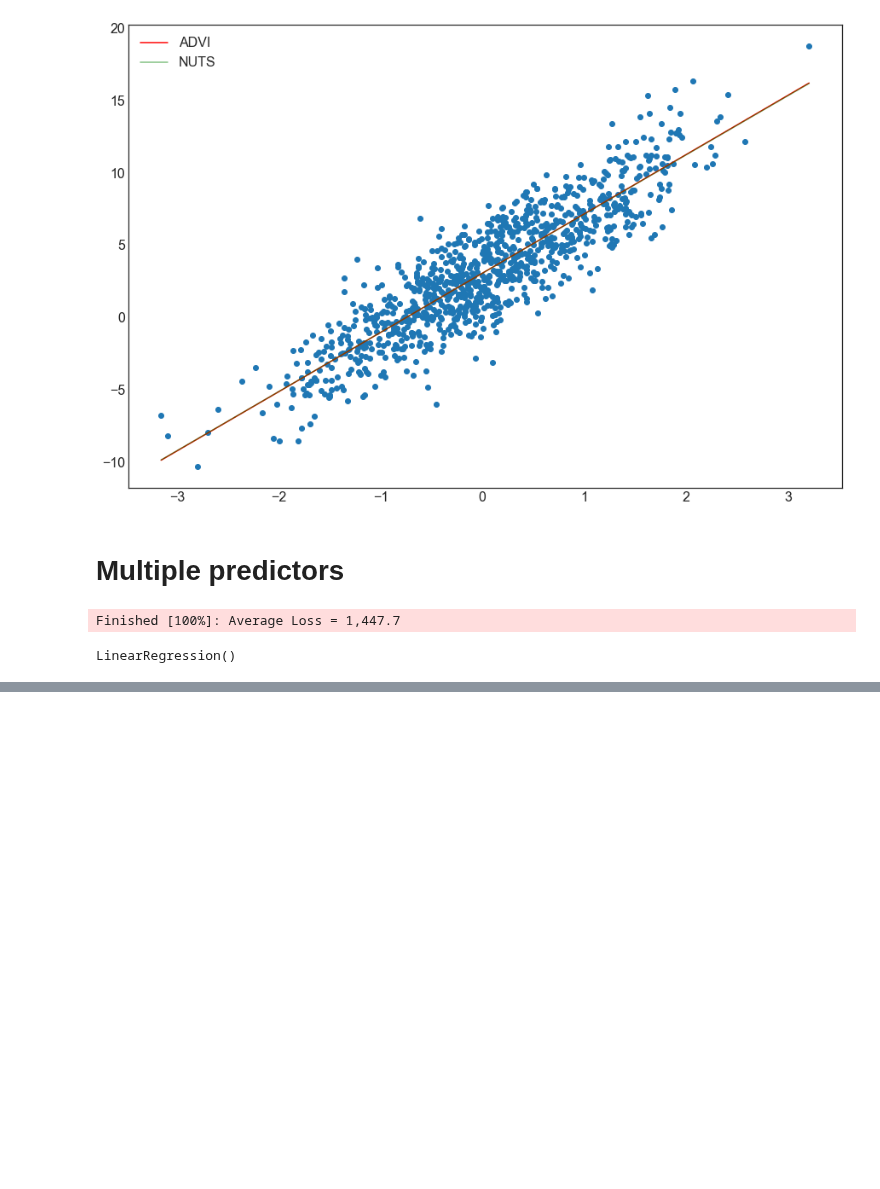
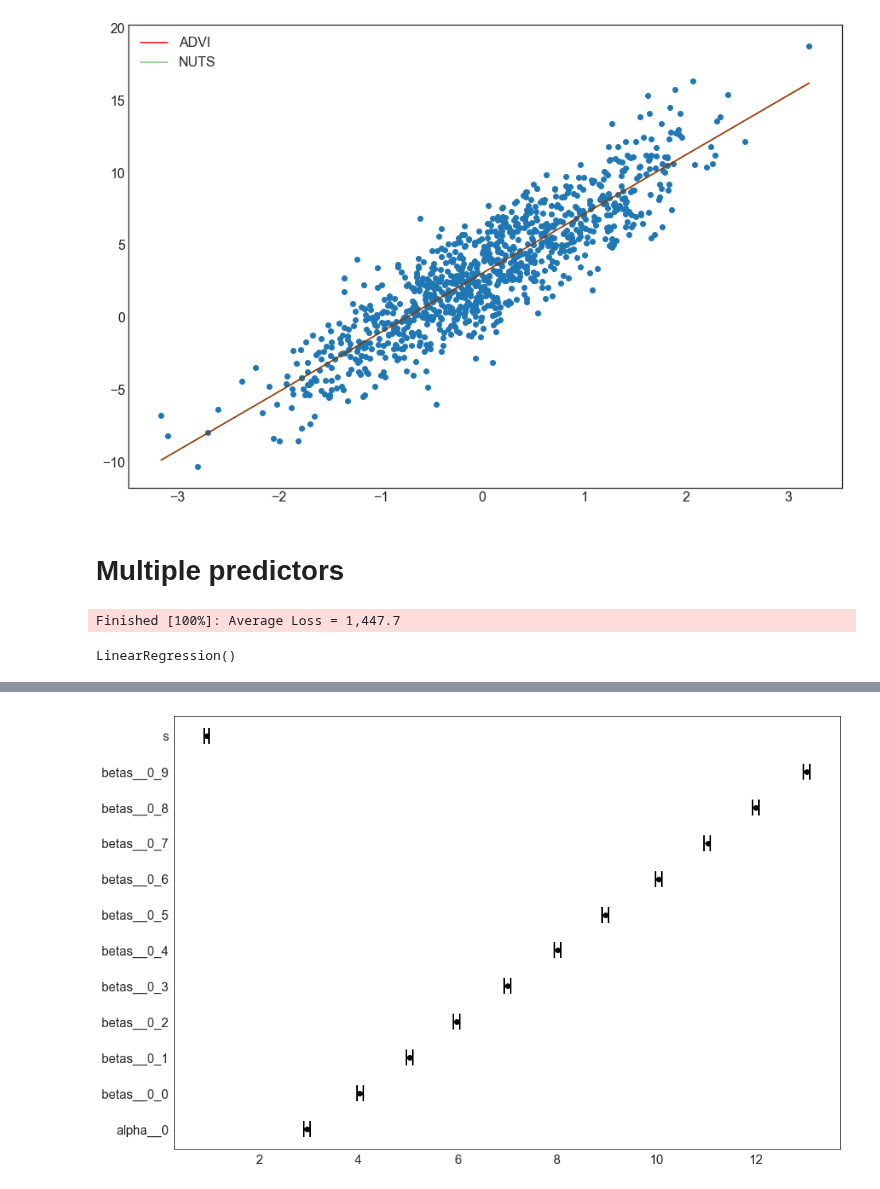
Before and after one commit to pysr1/pymc3_models, a Jupyter notebook: notebooks/LinearRegression.ipynb, the cells around one changed output, grey strips where cells are left out. Cells and saved outputs as stored; diff of their text form; code cells hidden in the pictures; blank space fills up the shorter version.

```diff
--- a/notebooks/LinearRegression.ipynb
+++ b/notebooks/LinearRegression.ipynb
@@ -172,0 +188,11 @@ LR3.summary
+# %%
+coefs = LR3.summary.reset_index().rename(columns = {'index' : 'coef'})
+ypa_ci = np.array(list(zip(-coefs['hpd_2.5'] + coefs['mean'],
+                            coefs['hpd_97.5'] - coefs['mean']))).T
+
+
+plt.errorbar('mean', 'coef', xerr=ypa_ci, data=coefs, fmt='ko',
+             capthick=2, capsize=10, label=None)
+plt.show()
+# %% [output]
+[figure, added]
```
Also changed, not shown: parts of 4 cells of this notebook, 3 other files.
